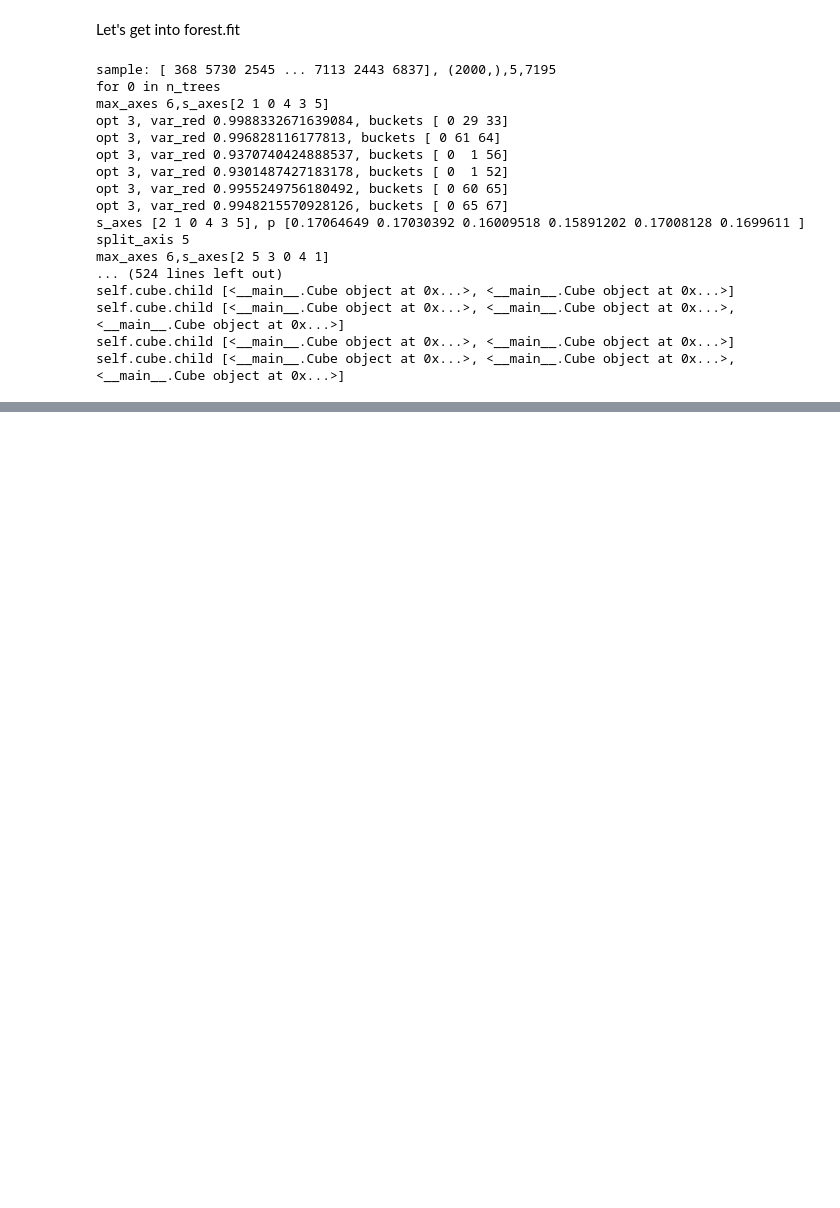
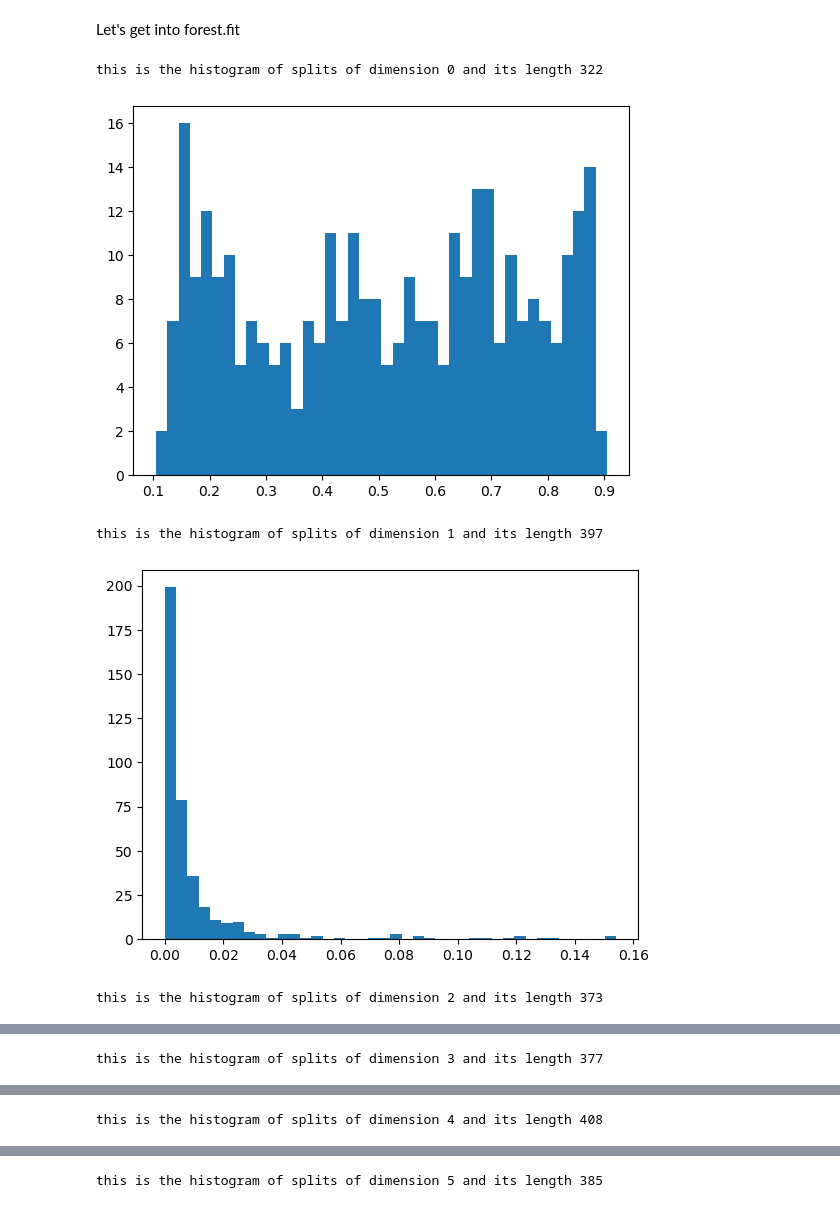
Before and after one commit to jprendi/PIDForest, a Jupyter notebook: code/trying_pidforest_basicmat-Copy2.ipynb, the cells around one changed output, grey strips where cells are left out. Drawn from its saved outputs; the diff is of its cells as text; code cells hidden in the pictures; blank space fills up the shorter version.

Commit message:
we finally have the splits and histograms!

```diff
--- a/code/trying_pidforest_basicmat-Copy2.ipynb
+++ b/code/trying_pidforest_basicmat-Copy2.ipynb
@@ -49,10 +50,9 @@ auc_all = np.zeros((trials,1))
 start = time.time()   # to measure time needed ?! :o   cool
 t1, _ = np.shape(X)
 n_samples = 100
-#kwargs = {'max_depth': 10, 'n_trees':50,  'max_samples': n_samples, 'max_buckets': 3, 'epsilon': 0.1, 'sample_axis': 1,
-  #'threshold': 0}
-kwargs = {'max_depth': 10, 'n_trees':2,  'max_samples': n_samples, 'max_buckets': 3, 'epsilon': 0.1, 'sample_axis': 1,
+kwargs = {'max_depth': 10, 'n_trees':50,  'max_samples': n_samples, 'max_buckets': 3, 'epsilon': 0.1, 'sample_axis': 1,
   'threshold': 0}
+# probably more buckets needed if bigger dataset / more attributes
 # %%
 def compress(arr, eps):
     min_val = np.min(arr[np.nonzero(arr)])
@@ -499,22 +522,20 @@ class Node:
 # %%
 forest = Forest(**kwargs)
-# %%
-amala = forest.fit(np.transpose(X))
-# %% [output]
-sample: [ 368 5730 2545 ... 7113 2443 6837], (2000,),5,7195
-for 0 in n_trees
-max_axes 6,s_axes[2 1 0 4 3 5]
-opt 3, var_red 0.9988332671639084, buckets [ 0 29 33]
-opt 3, var_red 0.996828116177813, buckets [ 0 61 64]
-opt 3, var_red 0.9370740424888537, buckets [ 0  1 56]
-opt 3, var_red 0.9301487427183178, buckets [ 0  1 52]
-opt 3, var_red 0.9955249756180492, buckets [ 0 60 65]
-opt 3, var_red 0.9948215570928126, buckets [ 0 65 67]
-s_axes [2 1 0 4 3 5], p [0.17064649 0.17030392 0.16009518 0.15891202 0.17008128 0.1699611 ]
-split_axis 5
-max_axes 6,s_axes[2 5 3 0 4 1]
-... (524 lines left out)
-self.cube.child [<__main__.Cube object at 0x...>, <__main__.Cube object at 0x...>]
-self.cube.child [<__main__.Cube object at 0x...>, <__main__.Cube object at 0x...>, <__main__.Cube object at 0x...>]
-self.cube.child [<__main__.Cube object at 0x...>, <__main__.Cube object at 0x...>]
-self.cube.child [<__main__.Cube object at 0x...>, <__main__.Cube object at 0x...>, <__main__.Cube object at 0x...>]
+# %%
+output = forest.fit(np.transpose(X))
+# %%
+splits_of_dict = forest.split_dict
+ll = []
+for jj in range(forest.dim):
+    ll = []
+    for i in range(forest.n_trees):
+        ll += [item for sublist in splits_of_dict[i][jj] for item in sublist]
+    print(f"this is the histogram of splits of dimension {jj} and its length {len(ll)}")
+    plt.hist(ll, bins = 40)
+    plt.show()
+# %% [output]
+this is the histogram of splits of dimension 0 and its length 322
+[figure, added]
+this is the histogram of splits of dimension 1 and its length 397
+[figure, added]
+this is the histogram of splits of dimension 2 and its length 373
@@ -520,0 +543 @@ self.cube.child [<__main__.Cube object at 0x...>, <__main__.Cube object at 0x...
+this is the histogram of splits of dimension 3 and its length 377
@@ -520,0 +545 @@ self.cube.child [<__main__.Cube object at 0x...>, <__main__.Cube object at 0x...
+this is the histogram of splits of dimension 4 and its length 408
@@ -520,0 +547 @@ self.cube.child [<__main__.Cube object at 0x...>, <__main__.Cube object at 0x...
+this is the histogram of splits of dimension 5 and its length 385
```
Also changed, not shown: parts of 28 cells of this notebook, 1 other file.
